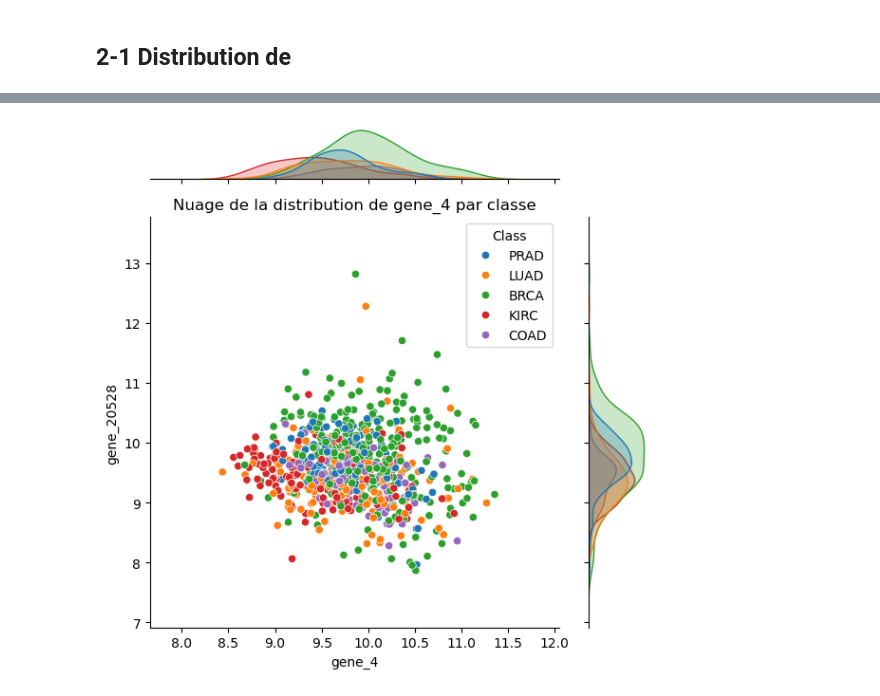
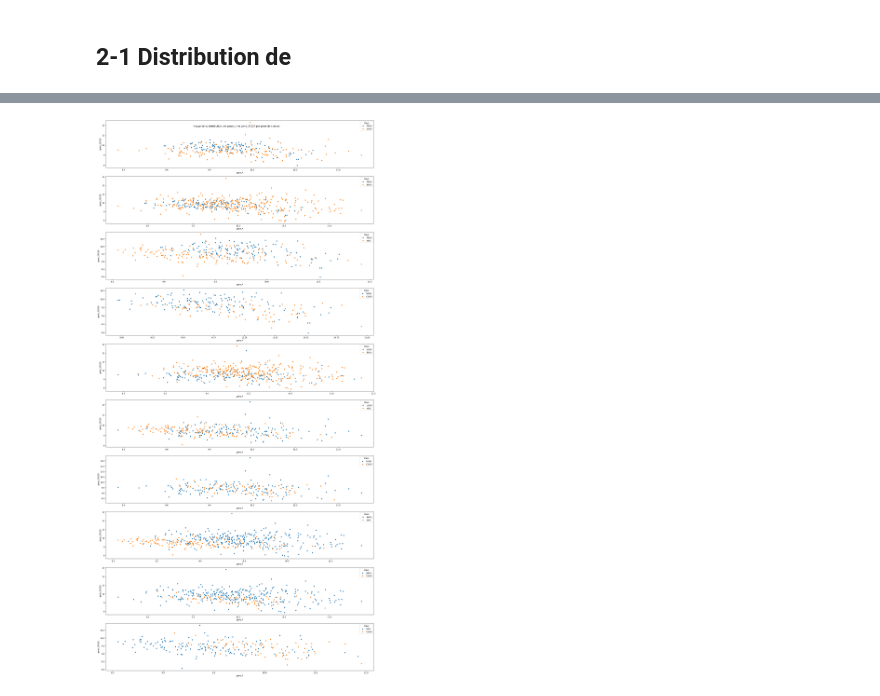
Before and after one commit to AmadouSelleNdiaye/Comprehension-et-visualisation-des-donnees, a Jupyter notebook: TP1_Code_NDIAYE_ALABANI.ipynb, the cells around one changed output, grey strips where cells are left out. Cells and saved outputs as stored; diff of their text form; code cells hidden in the pictures.

Commit message:
Continuation Visualisation 2

```diff
--- a/TP1_Code_NDIAYE_ALABANI.ipynb
+++ b/TP1_Code_NDIAYE_ALABANI.ipynb
@@ -483,17 +515,0 @@ NameError: name 'df_filtree' is not defined
-# %%
-plt.figure(figsize=(19, 8))
-
-for i, attribut in enumerate(attributs_sel[:-1]):
-
-    plt.subplot(1, 2, i + 1)
-
-    for classe, data in class_data.items():
-        plt.hist(data[attribut], bins = 20, alpha = 0.5, label = classe)
-
-    plt.xlabel(attribut)
-    plt.ylabel("Fréquence dans la classe")
-    plt.title(f"Distribution des classes pour le {attribut}")
-    plt.legend()
-
-plt.tight_layout()
-plt.show()
@@ -511,9 +516,21 @@ plt.show()
-# %%
-#Nuage de points
-
-sns.jointplot(data=df_filtree, x="gene_4", y="gene_20528", hue="Class")
-plt.title("Nuage de la distribution de gene_4 par classe")
-plt.tight_layout()
-plt.show()
-# %% [output]
-[figure, removed]
+# %%
+#Nuage de points
+fig, axs = plt.subplots(10, 1, figsize=(20, 40))
+axs=axs.flatten()
+
+indx=0
+for i,j in itertools.combinations(liste_classe, 2):
+
+    if indx!=10:
+        data = df_filtree[(df_filtree['Class'] == i) | (df_filtree['Class'] == j)]
+        sns.scatterplot(data=data, x="gene_4", y="gene_20528", hue="Class", ax=axs[indx])
+        indx+=1
+    else:
+        break
+
+
+plt.suptitle("Nuage de la distribution des genes_4 et gene_20528 par paire de classes")
+plt.tight_layout()
+plt.show()
+# %% [output]
+[figure, added]
```
Also changed, not shown: parts of 15 cells of this notebook.
